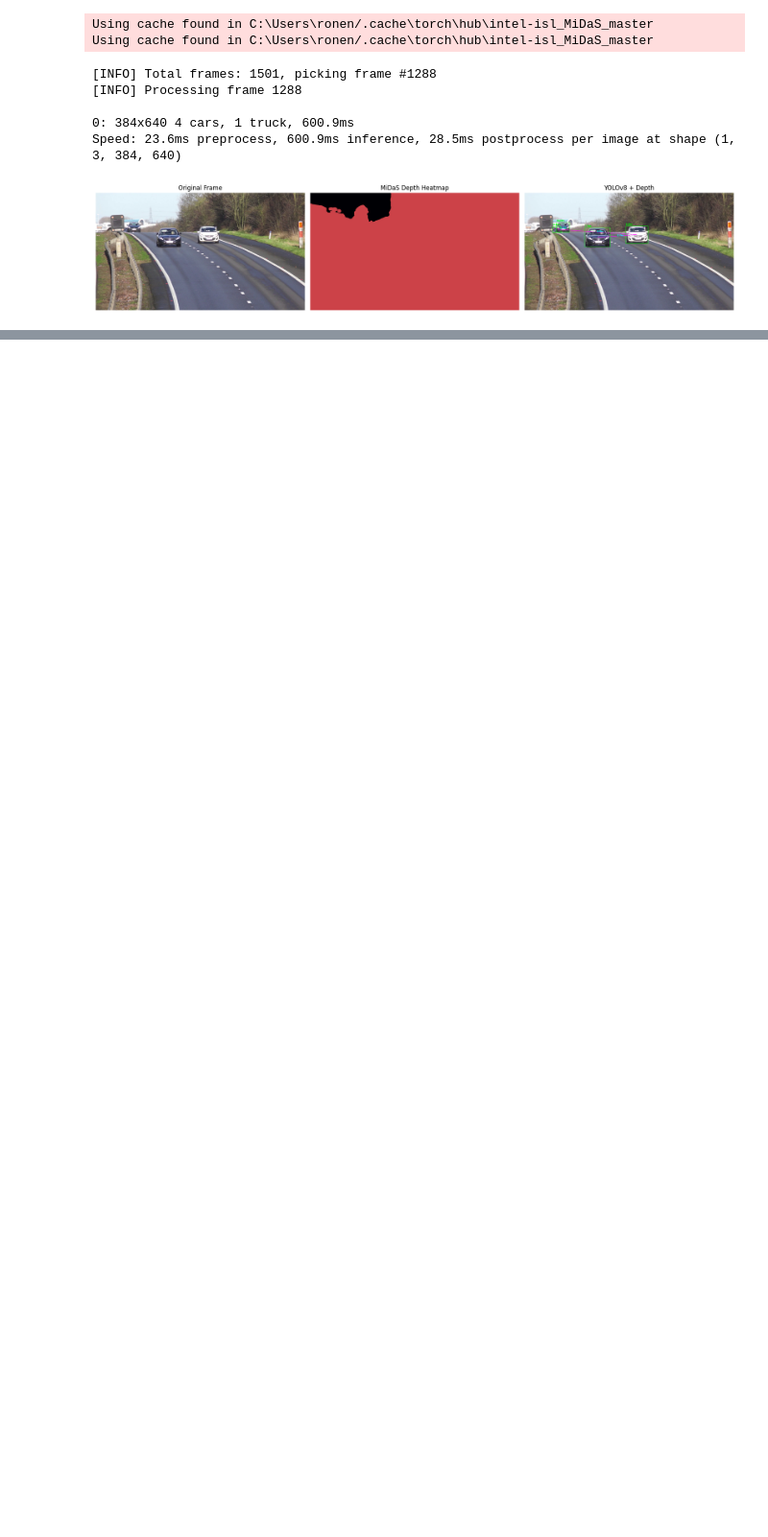
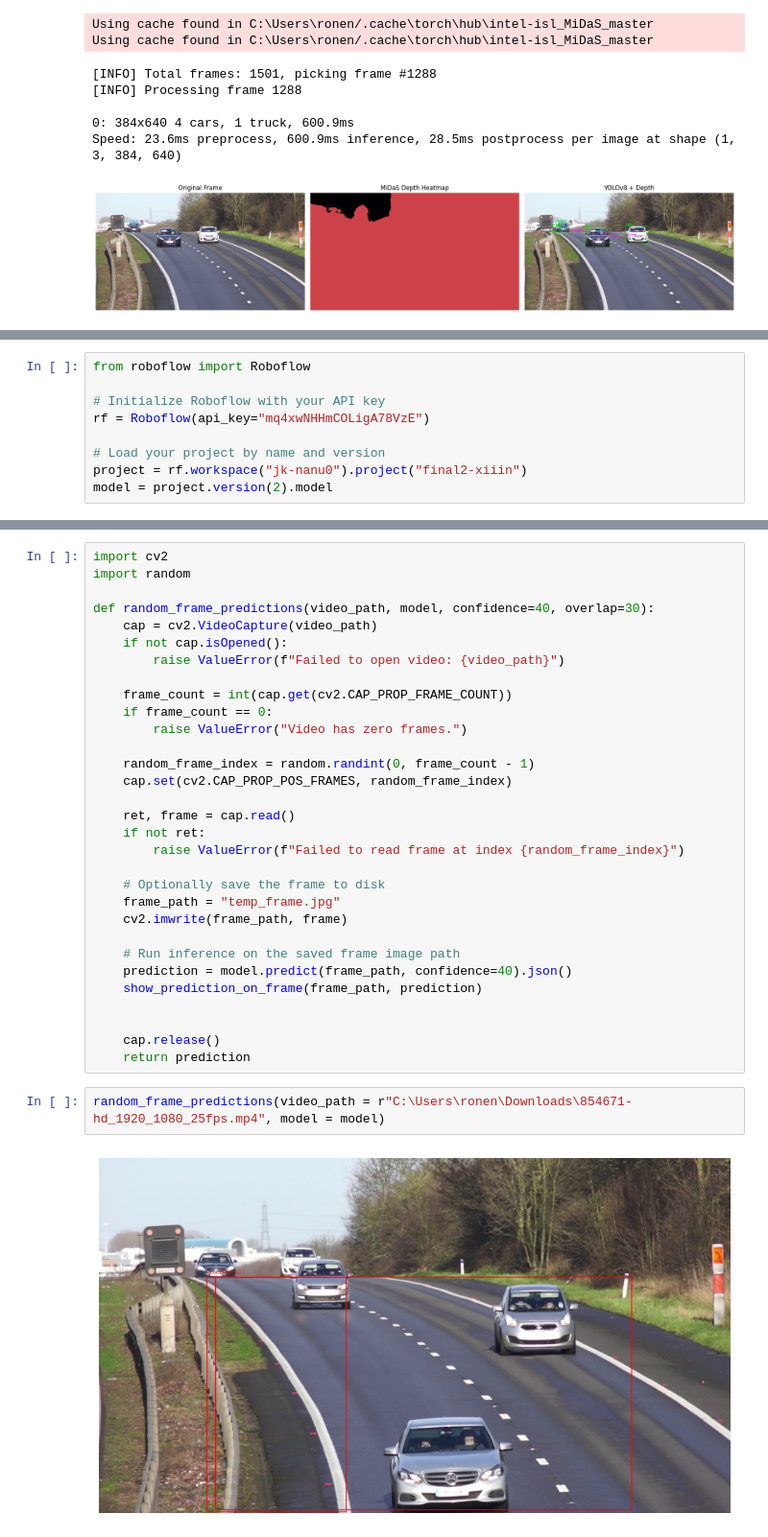
Before and after one commit to ronenBenYaakov/cars-distance-managment, a Jupyter notebook: main.ipynb, the cells around one changed output, grey strips where cells are left out. Shown at 96% size. Saved outputs shown, nothing was run; the diff lists cells and outputs as text; blank space fills up the shorter version.

```diff
--- a/main.ipynb
+++ b/main.ipynb
@@ -245,0 +197,9 @@ Summary:"""
+# %%
+from roboflow import Roboflow
+
+# Initialize Roboflow with your API key
+rf = Roboflow(api_key="mq4xwNHHmCOLigA78VzE")
+
+# Load your project by name and version
+project = rf.workspace("jk-nanu0").project("final2-xiiin")
+model = project.version(2).model
@@ -245,0 +236,35 @@ Summary:"""
+# %%
+import cv2
+import random
+
+def random_frame_predictions(video_path, model, confidence=40, overlap=30):
+    cap = cv2.VideoCapture(video_path)
+    if not cap.isOpened():
+        raise ValueError(f"Failed to open video: {video_path}")
+
+    frame_count = int(cap.get(cv2.CAP_PROP_FRAME_COUNT))
+    if frame_count == 0:
+        raise ValueError("Video has zero frames.")
+
+    random_frame_index = random.randint(0, frame_count - 1)
+    cap.set(cv2.CAP_PROP_POS_FRAMES, random_frame_index)
+
+    ret, frame = cap.read()
+    if not ret:
+        raise ValueError(f"Failed to read frame at index {random_frame_index}")
+
+    # Optionally save the frame to disk
+    frame_path = "temp_frame.jpg"
+    cv2.imwrite(frame_path, frame)
+
+    # Run inference on the saved frame image path
+    prediction = model.predict(frame_path, confidence=40).json()
+    show_prediction_on_frame(frame_path, prediction)
+
+
+    cap.release()
+    return prediction
+# %%
+random_frame_predictions(video_path = r"C:\Users\ronen\Downloads\854671-hd_1920_1080_25fps.mp4", model = model)
+# %% [output]
+[figure, added]
```
Also changed, not shown: parts of 7 cells of this notebook, 7 other files.
